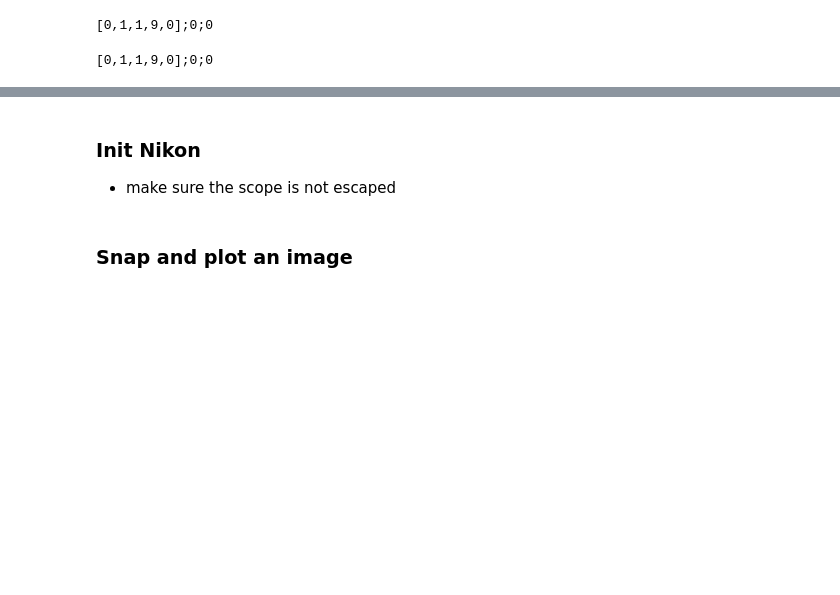
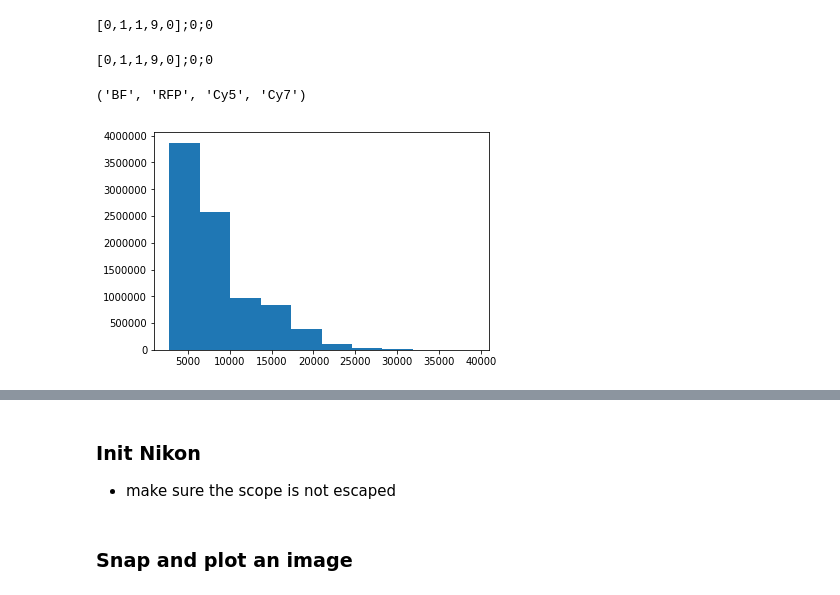
Before and after one commit to DanielScottEaton/LiquidHandling, a Jupyter notebook: MicroManager_control/MicroManager_Control.ipynb, the cells around one changed output, grey strips where cells are left out. Cells and saved outputs as stored; diff of their text form; code cells hidden in the pictures; blank space fills up the shorter version.

```diff
--- a/MicroManager_control/MicroManager_Control.ipynb
+++ b/MicroManager_control/MicroManager_Control.ipynb
@@ -14,3 +14,9 @@ handler_1.set_valve_state("PFA(half-MeAc)",0)
 handler_1.set_pump_state(0)
 # %% [output]
 [0,1,1,9,0];0;0
+# %%
+Ti5 = mar.scopeCore("./FISH_config_files/MMMain_Iris9.cfg","./logfile.txt",camera_name="Iris 9",shutter_name="SpectraIII",xystage_name="XYStage",focus_name="ZDrive")
+# %%
+"BF","RFP","Cy5","Cy7"
+# %% [output]
+('BF', 'RFP', 'Cy5', 'Cy7')
@@ -16,0 +25,8 @@ handler_1.set_pump_state(0)
+# %%
+import numpy as np
+from matplotlib import pyplot as plt
+
+plt.hist(Ti5.snap_image().flatten())
+plt.show()
+# %% [output]
+[figure, added]
```
Also changed, not shown: parts of 49 cells of this notebook, 3 other files.
